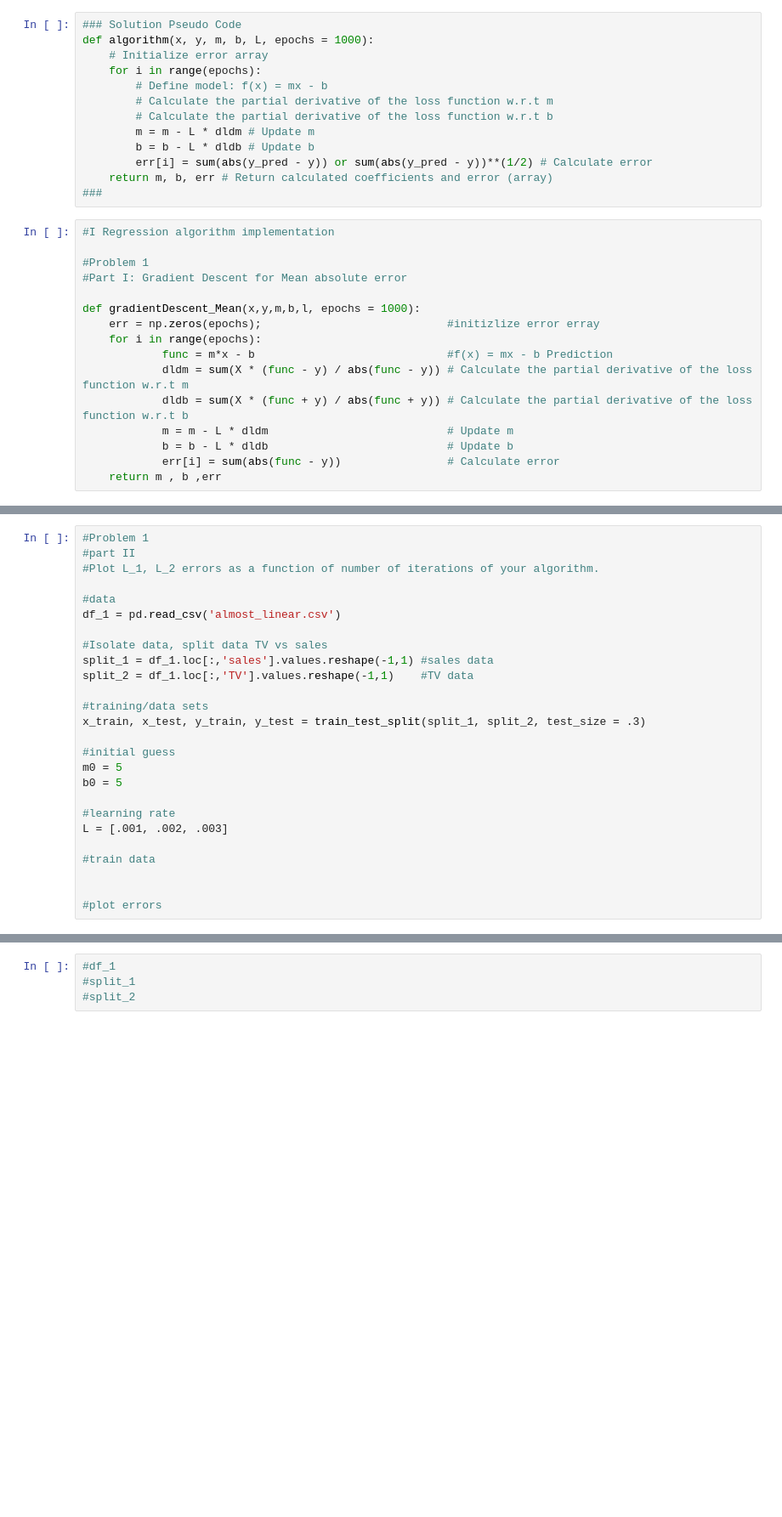
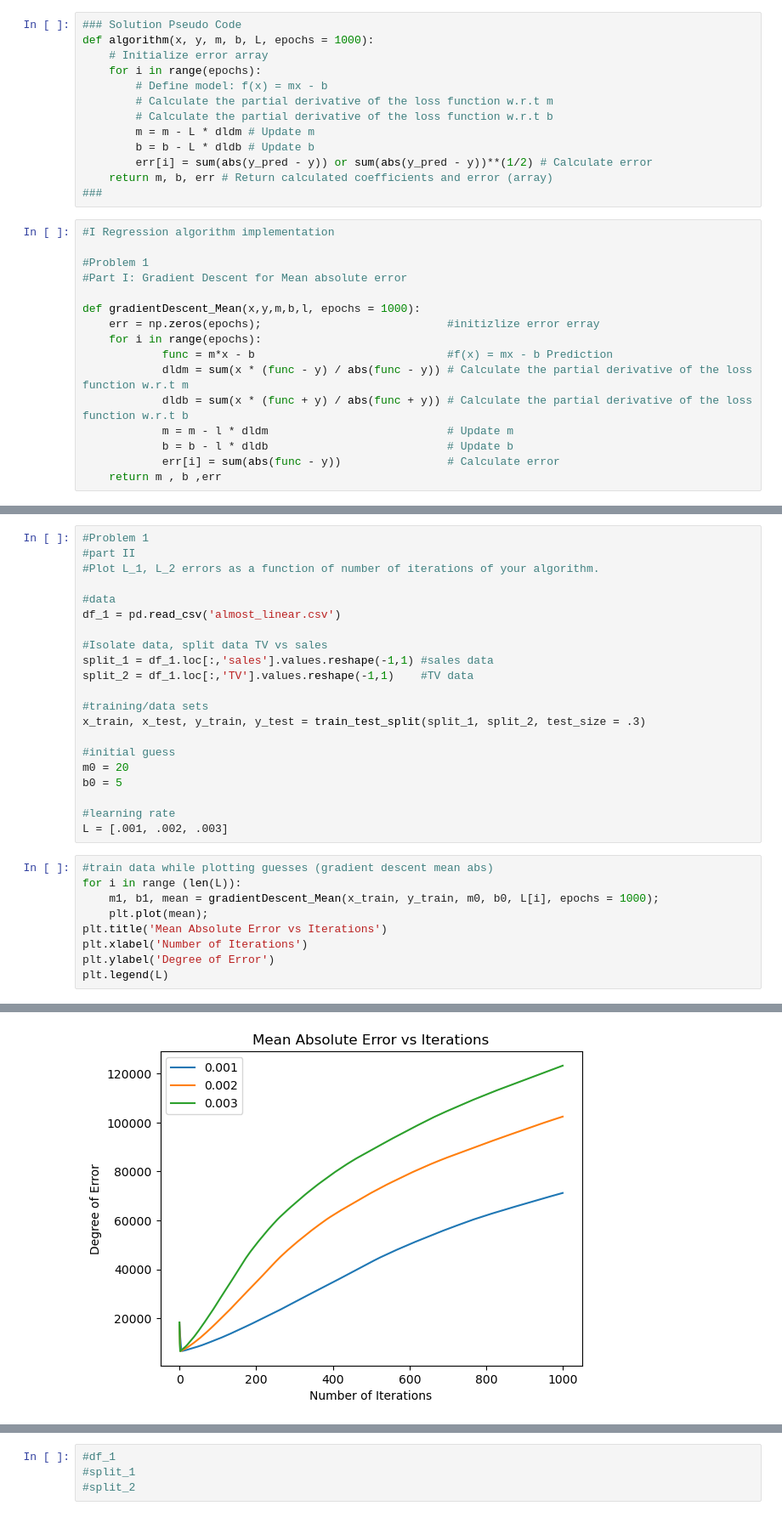
Before and after one commit to hrelosim/AM170B_Spring23, a Jupyter notebook: hw3/AM170B_hw3.ipynb, the cells around one changed output, grey strips where cells are left out. Shown: that part at 85% size. Saved outputs shown, nothing was run; the diff lists cells and outputs as text; blank space fills up the shorter version.

```diff
--- a/hw3/AM170B_hw3.ipynb
+++ b/hw3/AM170B_hw3.ipynb
@@ -38,10 +38,10 @@ def gradientDescent_Mean(x,y,m,b,l, epochs = 1000):
     err = np.zeros(epochs);                            #initizlize error erray
     for i in range(epochs):
             func = m*x - b                             #f(x) = mx - b Prediction
-            dldm = sum(X * (func - y) / abs(func - y)) # Calculate the partial derivative of the loss function w.r.t m
-            dldb = sum(X * (func + y) / abs(func + y)) # Calculate the partial derivative of the loss function w.r.t b
-            m = m - L * dldm                           # Update m
-            b = b - L * dldb                           # Update b
+            dldm = sum(x * (func - y) / abs(func - y)) # Calculate the partial derivative of the loss function w.r.t m
+            dldb = sum(x * (func + y) / abs(func + y)) # Calculate the partial derivative of the loss function w.r.t b
+            m = m - l * dldm                           # Update m
+            b = b - l * dldb                           # Update b
             err[i] = sum(abs(func - y))                # Calculate error
     return m , b ,err
 # %%
@@ -74,13 +74,18 @@ split_2 = df_1.loc[:,'TV'].values.reshape(-1,1)    #TV data
 x_train, x_test, y_train, y_test = train_test_split(split_1, split_2, test_size = .3)
 
 #initial guess
-m0 = 5
+m0 = 20
 b0 = 5
 
 #learning rate
 L = [.001, .002, .003]
-
-#train data
-
-
-#plot errors
+# %%
+#train data while plotting guesses (gradient descent mean abs)
+for i in range (len(L)):
+    m1, b1, mean = gradientDescent_Mean(x_train, y_train, m0, b0, L[i], epochs = 1000);
+    plt.plot(mean);
+plt.title('Mean Absolute Error vs Iterations')
+plt.xlabel('Number of Iterations')
+plt.ylabel('Degree of Error')
+plt.legend(L)
+# %% [output]
@@ -86,0 +93 @@ L = [.001, .002, .003]
+[figure, added]
```
Also changed, not shown: parts of 6 cells of this notebook.
